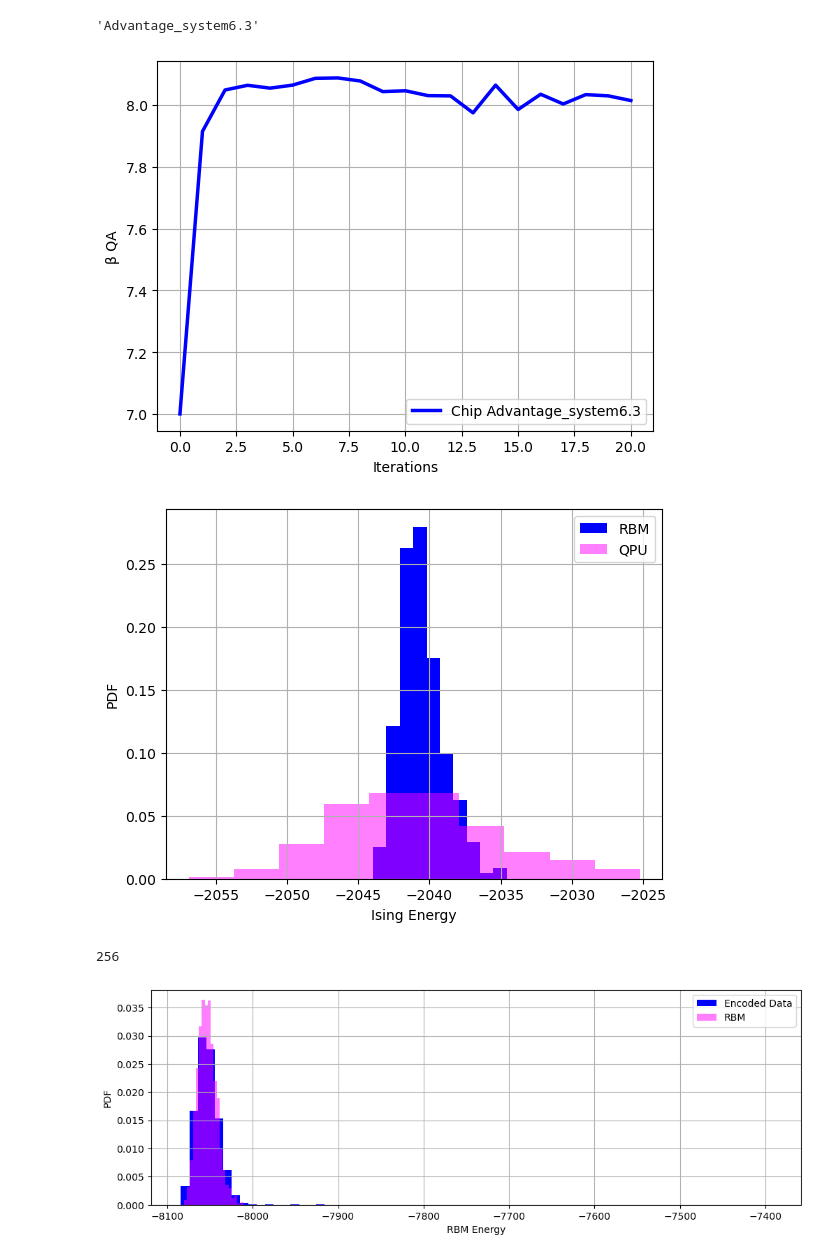
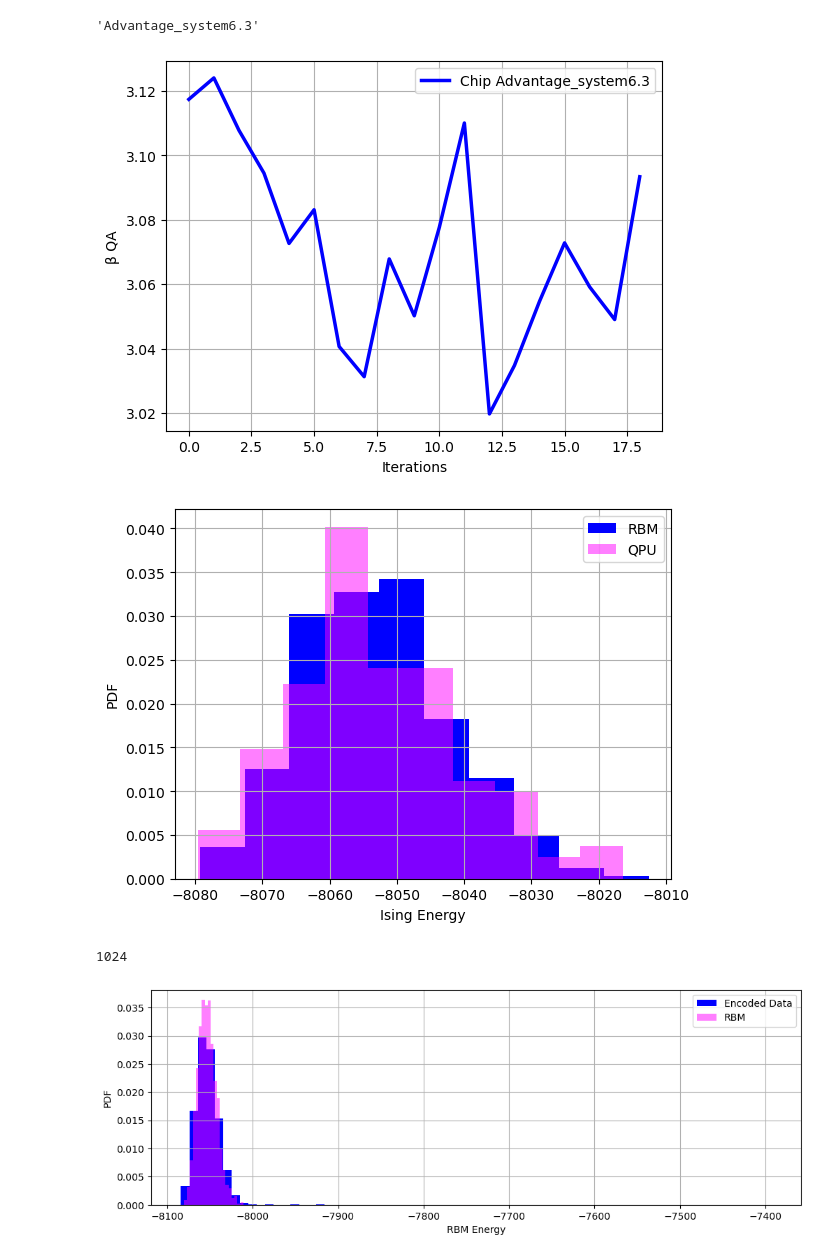
Before and after one commit to QaloSim/CaloQVAE, a Jupyter notebook: GenSamples.ipynb, the cells around one changed output. Cells and saved outputs as stored; diff of their text form; code cells hidden in the pictures.

Commit message:
added thrshold for beta opt

```diff
--- a/GenSamples.ipynb
+++ b/GenSamples.ipynb
@@ -671,3 +671,13 @@ else:
     pass
 # %% [output]
 drawn-cosmos-266
+# %%
+num_it = []
+beta_it = []
+beta, beta_list, rbm_energy_list, dwave_energy_list = engine.model.find_beta(4.0, 0.01, 20, delta=30, method = 'KL')
+num_it.append(len(beta_list))
+beta_it.append(beta)
+for i in range(5):
+    beta, beta_list, rbm_energy_list, dwave_energy_list = engine.model.find_beta(beta, 0.01, 20, delta=30, method = 'KL')
+    beta_it.append(beta)
+    num_it.append(beta)
@@ -674,3 +702,9 @@ drawn-cosmos-266
 # %%
-beta, beta_list, rbm_energy_list, dwave_energies_list = engine.model.find_beta(7.0, 0.01, 20)
+# num_it_Hao = []
+# beta, beta_list, rbm_energy_list, dwave_energy_list = engine.model.find_beta(beta, 0.01, 20, delta=30, method = 'Hao')
+# num_it_Hao.append(len(beta_list))
+# for i in range(5):
+#     beta, beta_list, rbm_energy_list, dwave_energy_list = engine.model.find_beta(beta, 0.01, 20, delta=30, method = 'Hao')
+#     num_it_Hao.append(len(beta_list))
+beta_it
 # %% [output]
@@ -702,28 +725,28 @@ plt.ylabel("β QA")
 plt.legend([f'Chip {engine.model._qpu_sampler.properties["chip_id"]}'])
 # plt.title(f'{ds[part]}')
 plt.grid("True")
-plt.savefig(f'/home/javier/Projects/CaloQVAE/figs/{modelname}/beta_QA_{engine.model._qpu_sampler.properties["chip_id"]}_{modelname}_{arch}_{datascaled}_{part}.png')
+# plt.savefig(f'/home/javier/Projects/CaloQVAE/figs/{modelname}/beta_QA_{engine.model._qpu_sampler.properties["chip_id"]}_{modelname}_{arch}_{datascaled}_{part}.png')
 plt.show()
 # engine.model.eval();
 # (engine.model.prior._weight_dict['01'] == 0).sum(axis=1)
 # %% [output]
-[figure, old version]
+[figure, new version]
 # %%
 Hoffset = -(sum([engine.model.prior.bias_dict[key].sum().detach().cpu().item() for key in engine.model.prior.bias_dict.keys()])/2 + sum([engine.model.prior.weight_dict[key].sum().detach().cpu().item() for key in engine.model.prior.weight_dict.keys()])/4)
 # %%
 plt.hist(rbm_energy_list[-1] + Hoffset, density=True, color="b")
-plt.hist(dwave_energies_list[-1] + Hoffset, density=True, fc=(1, 0, 1, 0.5))
+plt.hist(dwave_energy_list[-1] + Hoffset, density=True, fc=(1, 0, 1, 0.5))
 plt.xlabel("Ising Energy")
 plt.ylabel("PDF")
 plt.legend(["RBM", "QPU"])
 # plt.title(f'ln(Z)[AIS] = {np.round(Zais)}, ln(Z)[RAIS] = {np.round(Zrais)}')
 plt.grid("True")
 # plt.savefig(f'/home/javier/Projects/CaloQVAE/figs/{modelname}/Ising_energy_{modelname}_{arch}_{datascaled}_{part}.png')
 plt.show()
 print(len(rbm_energy_list[-1]))
 # %% [output]
-[figure, old version]
+[figure, new version]
-256
+1024
 # %%
 from utils.hists.RBMenergyHist import generate_rbm_energy_hist
 # %%
```
Also changed, not shown: parts of 28 cells of this notebook, 4 other files.
